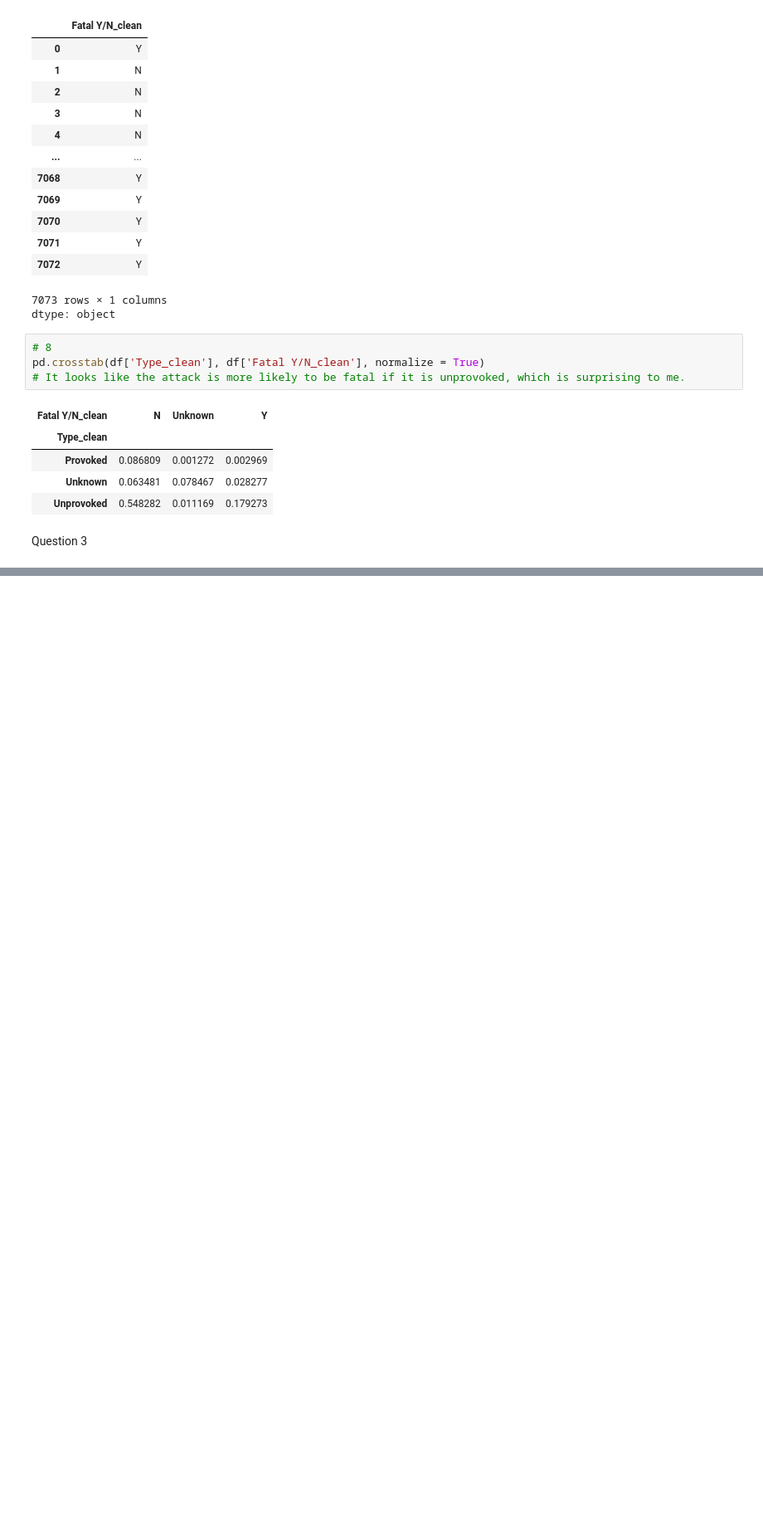
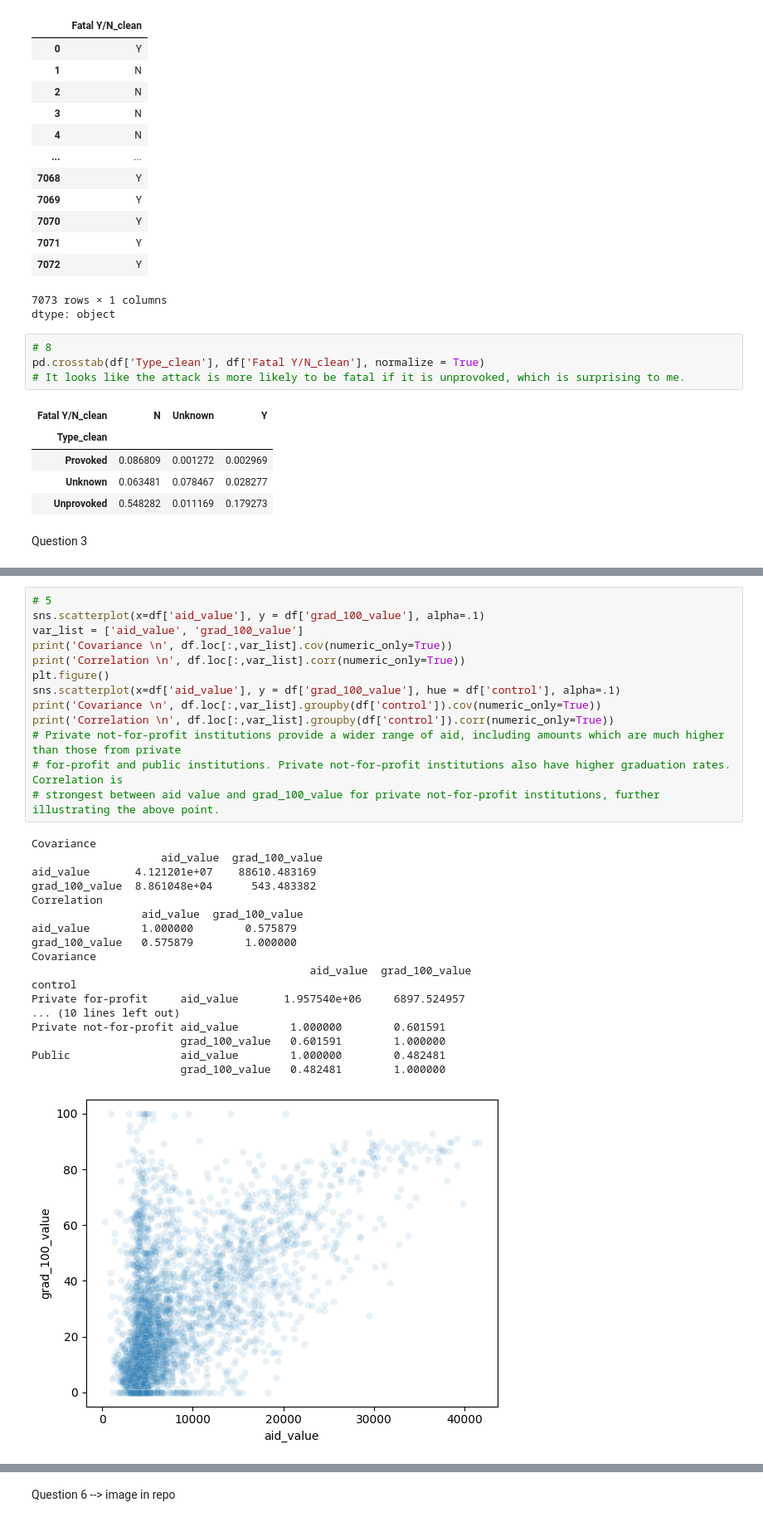
Before and after one commit to oliviapang/DS_3001_Assignments, a Jupyter notebook: Assignment_1/1_Wrangling_and_EDA.ipynb, the cells around one changed output, grey strips where cells are left out. Shown at 83% size. Saved outputs shown, nothing was run; the diff lists cells and outputs as text; blank space fills up the shorter version.

```diff
--- a/Assignment_1/1_Wrangling_and_EDA.ipynb
+++ b/Assignment_1/1_Wrangling_and_EDA.ipynb
@@ -279,0 +449,32 @@ have been combined into one "date" variable and made into a column, making the t
+# %%
+# 5
+sns.scatterplot(x=df['aid_value'], y = df['grad_100_value'], alpha=.1)
+var_list = ['aid_value', 'grad_100_value']
+print('Covariance \n', df.loc[:,var_list].cov(numeric_only=True))
+print('Correlation \n', df.loc[:,var_list].corr(numeric_only=True))
+plt.figure()
+sns.scatterplot(x=df['aid_value'], y = df['grad_100_value'], hue = df['control'], alpha=.1)
+print('Covariance \n', df.loc[:,var_list].groupby(df['control']).cov(numeric_only=True))
+print('Correlation \n', df.loc[:,var_list].groupby(df['control']).corr(numeric_only=True))
+# Private not-for-profit institutions provide a wider range of aid, including amounts which are much higher than those from private
+# for-profit and public institutions. Private not-for-profit institutions also have higher graduation rates. Correlation is
+# strongest between aid value and grad_100_value for private not-for-profit institutions, further illustrating the above point.
+# %% [output]
+Covariance
+                    aid_value  grad_100_value
+aid_value       4.121201e+07    88610.483169
+grad_100_value  8.861048e+04      543.483382
+Correlation
+                 aid_value  grad_100_value
+aid_value        1.000000        0.575879
+grad_100_value   0.575879        1.000000
+Covariance
+                                           aid_value  grad_100_value
+control
+Private for-profit     aid_value       1.957540e+06     6897.524957
+... (10 lines left out)
+Private not-for-profit aid_value        1.000000        0.601591
+                       grad_100_value   0.601591        1.000000
+Public                 aid_value        1.000000        0.482481
+                       grad_100_value   0.482481        1.000000
+[figure, added]
@@ -279,0 +482,2 @@ have been combined into one "date" variable and made into a column, making the t
+# %% [markdown]
+Question 6 --> image in repo
```
Also changed, not shown: parts of 22 cells of this notebook.
